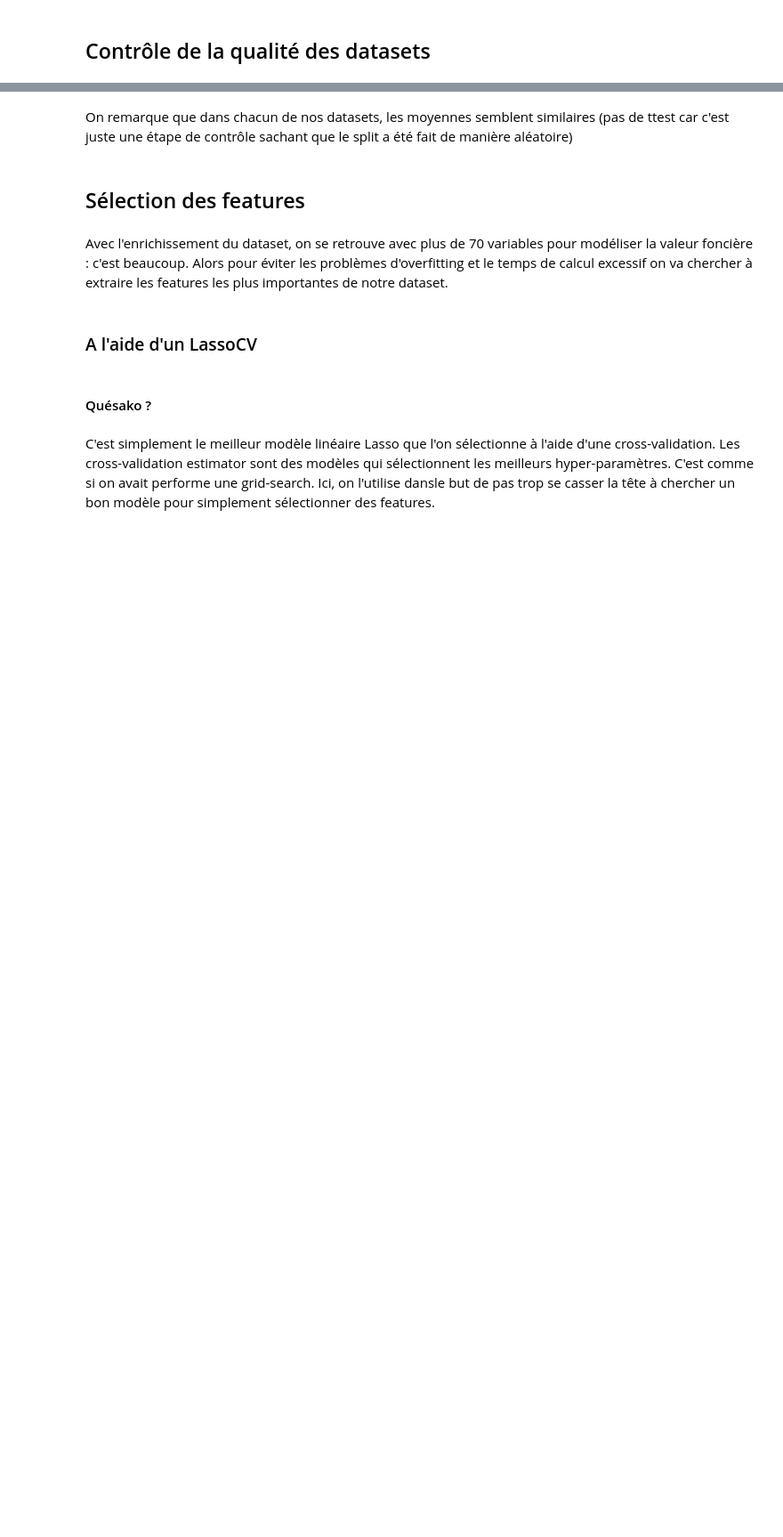
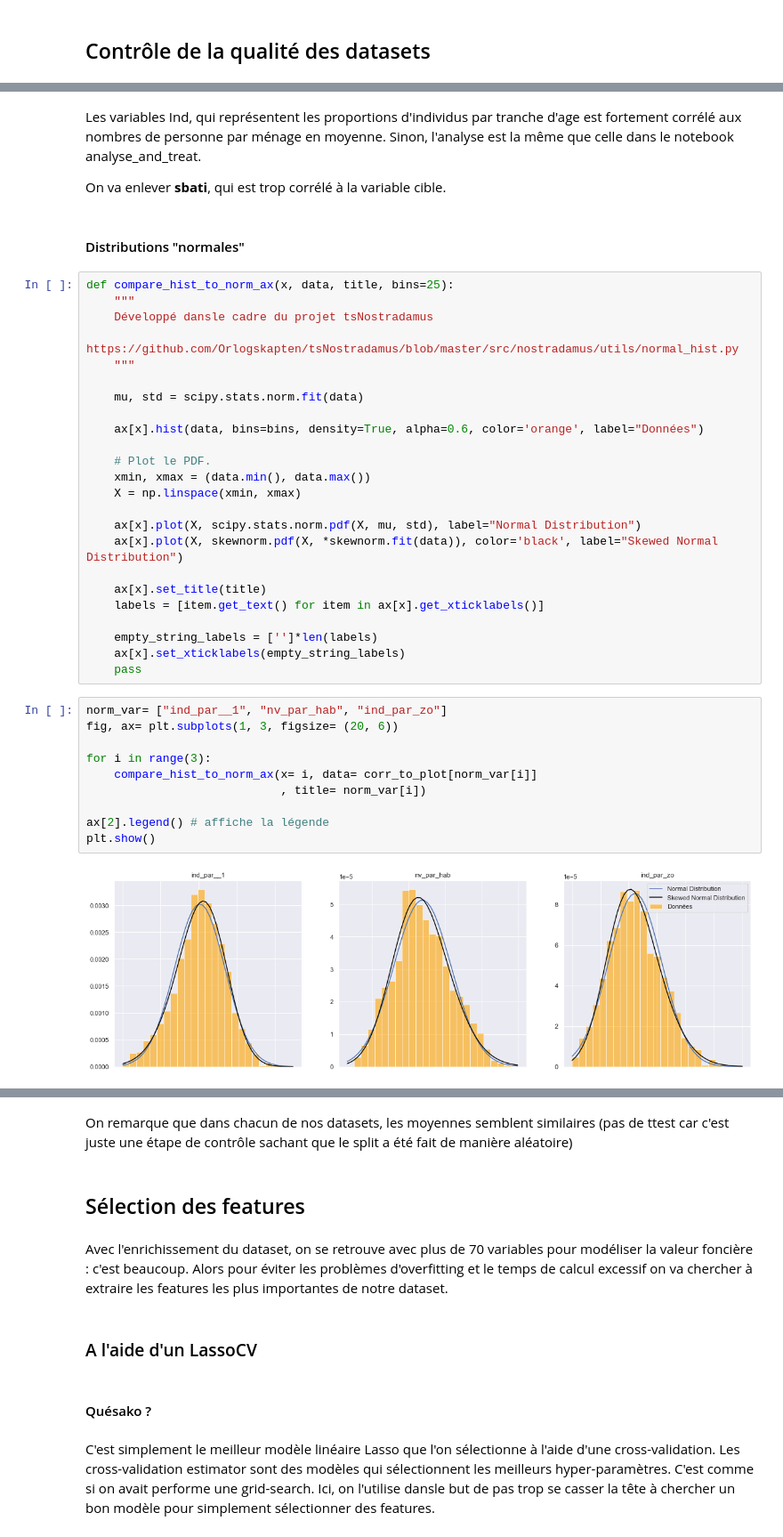
Before and after one commit to Orlogskapten/dvf_ensae_sbra, a Jupyter notebook: notebook/modelisation_wen.ipynb, the cells around one changed output, grey strips where cells are left out. Shown at 89% size. Saved outputs shown, nothing was run; the diff lists cells and outputs as text; blank space fills up the shorter version.

```diff
--- a/notebook/modelisation_wen.ipynb
+++ b/notebook/modelisation_wen.ipynb
@@ -31,0 +81,42 @@ verbose= 1
+# %% [markdown]
+Les variables Ind, qui représentent les proportions d'individus par tranche d'age est fortement corrélé aux nombres de personne par ménage en moyenne. Sinon, l'analyse est la même que celle dans le notebook analyse_and_treat.
+
+On va enlever **sbati**, qui est trop corrélé à la variable cible.
+# %% [markdown]
+#### Distributions "normales"
+# %%
+def compare_hist_to_norm_ax(x, data, title, bins=25):
+    """
+    Développé dansle cadre du projet tsNostradamus
+    https://github.com/Orlogskapten/tsNostradamus/blob/master/src/nostradamus/utils/normal_hist.py
+    """
+
+    mu, std = scipy.stats.norm.fit(data)
+
+    ax[x].hist(data, bins=bins, density=True, alpha=0.6, color='orange', label="Données")
+
+    # Plot le PDF.
+    xmin, xmax = (data.min(), data.max())
+    X = np.linspace(xmin, xmax)
+
+    ax[x].plot(X, scipy.stats.norm.pdf(X, mu, std), label="Normal Distribution")
+    ax[x].plot(X, skewnorm.pdf(X, *skewnorm.fit(data)), color='black', label="Skewed Normal Distribution")
+
+    ax[x].set_title(title)
+    labels = [item.get_text() for item in ax[x].get_xticklabels()]
+
+    empty_string_labels = ['']*len(labels)
+    ax[x].set_xticklabels(empty_string_labels)
+    pass
+# %%
+norm_var= ["ind_par__1", "nv_par_hab", "ind_par_zo"]
+fig, ax= plt.subplots(1, 3, figsize= (20, 6))
+
+for i in range(3):
+    compare_hist_to_norm_ax(x= i, data= corr_to_plot[norm_var[i]]
+                            , title= norm_var[i])
+
+ax[2].legend() # affiche la légende
+plt.show()
+# %% [output]
+[figure, added]
```
Also changed, not shown: parts of 54 cells of this notebook, 1 other file.
